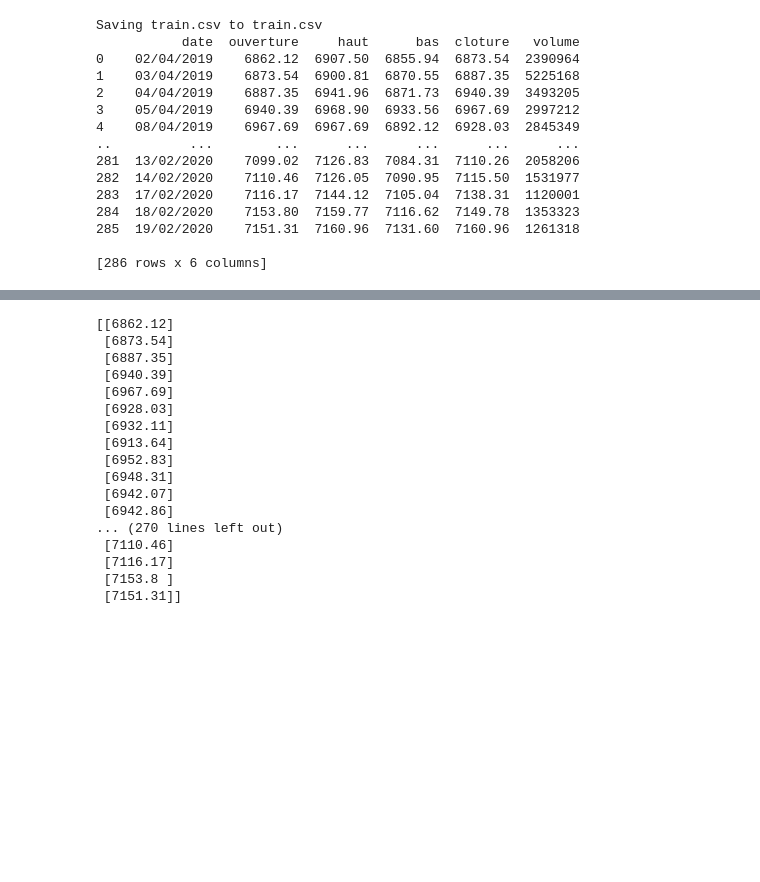
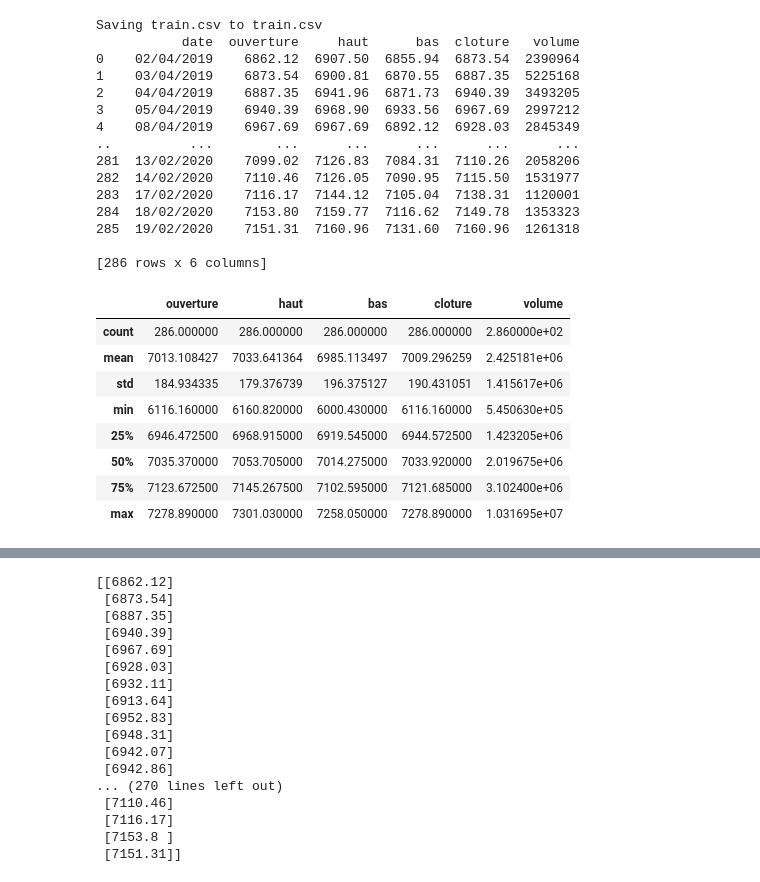
Before and after one commit to bfelmokh/DeepLearning_AI, a Jupyter notebook: TUNINDEX_Prediction.ipynb, the cells around one changed output, grey strips where cells are left out. Drawn from its saved outputs; the diff is of its cells as text; code cells hidden in the pictures; blank space fills up the shorter version.

```diff
--- a/TUNINDEX_Prediction.ipynb
+++ b/TUNINDEX_Prediction.ipynb
@@ -78,3 +79,15 @@ Saving train.csv to train.csv
 285  19/02/2020    7151.31  7160.96  7131.60  7160.96  1261318
 
 [286 rows x 6 columns]
+# %%
+df.describe()
+# %% [output]
+|  | ouverture | haut | bas | cloture | volume |
+| count | 286.000000 | 286.000000 | 286.000000 | 286.000000 | 2.860000e+02 |
+| mean | 7013.108427 | 7033.641364 | 6985.113497 | 7009.296259 | 2.425181e+06 |
+| std | 184.934335 | 179.376739 | 196.375127 | 190.431051 | 1.415617e+06 |
+| min | 6116.160000 | 6160.820000 | 6000.430000 | 6116.160000 | 5.450630e+05 |
+| 25% | 6946.472500 | 6968.915000 | 6919.545000 | 6944.572500 | 1.423205e+06 |
+| 50% | 7035.370000 | 7053.705000 | 7014.275000 | 7033.920000 | 2.019675e+06 |
+| 75% | 7123.672500 | 7145.267500 | 7102.595000 | 7121.685000 | 3.102400e+06 |
+| max | 7278.890000 | 7301.030000 | 7258.050000 | 7278.890000 | 1.031695e+07 |
```
Also changed, not shown: parts of 2 cells of this notebook.
